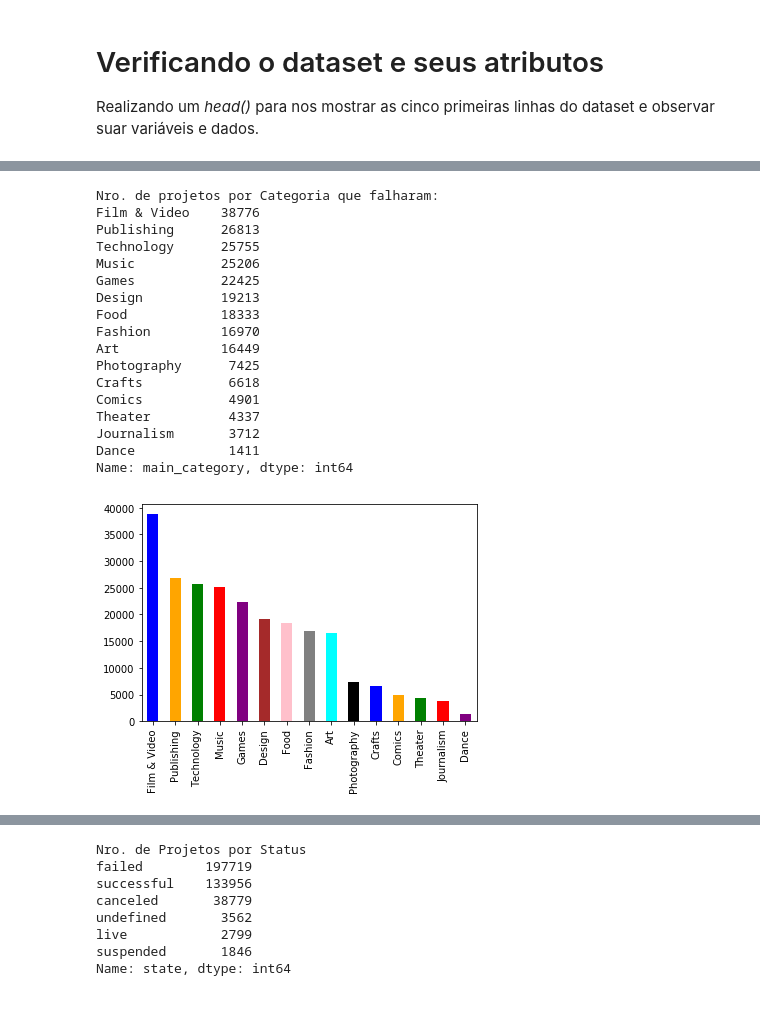
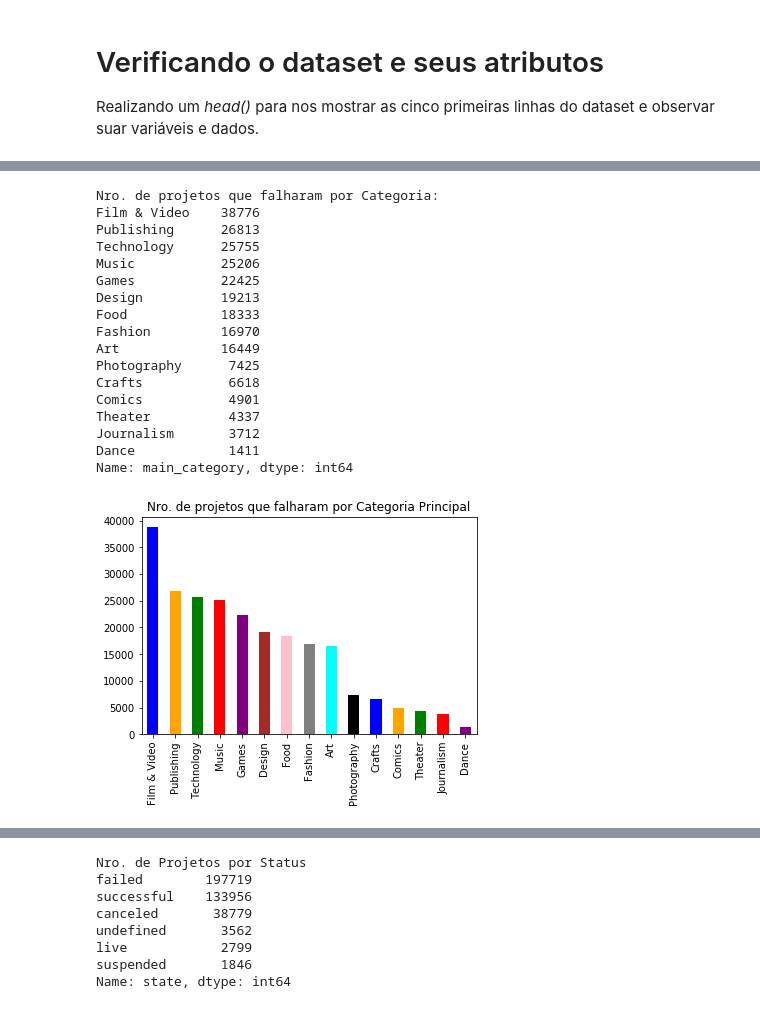
Before and after one commit to victormazevedo/kickstart-random-forest-model, a Jupyter notebook: Kickstarter_Model.ipynb, the cells around one changed output, grey strips where cells are left out. Saved outputs shown, nothing was run; the diff lists cells and outputs as text; code cells hidden in the pictures.

```diff
--- a/Kickstarter_Model.ipynb
+++ b/Kickstarter_Model.ipynb
@@ -159,25 +186,26 @@ Name: main_category, dtype: int64
 # %%
 print("Nro. de projetos que falharam por Categoria: ")
 print(principais_categorias_fail)
 
 principais_categorias_fail.plot.bar(color = color)
+plt.title("Nro. de projetos que falharam por Categoria Principal")
 plt.show()
 # %% [output]
-Nro. de projetos por Categoria que falharam:
+Nro. de projetos que falharam por Categoria:
 Film & Video    38776
 Publishing      26813
 Technology      25755
 Music           25206
 Games           22425
 Design          19213
 Food            18333
 Fashion         16970
 Art             16449
 Photography      7425
 Crafts           6618
 Comics           4901
 Theater          4337
 Journalism       3712
 Dance            1411
 Name: main_category, dtype: int64
-[figure, old version]
+[figure, new version]
```
Also changed, not shown: parts of 23 cells of this notebook.
